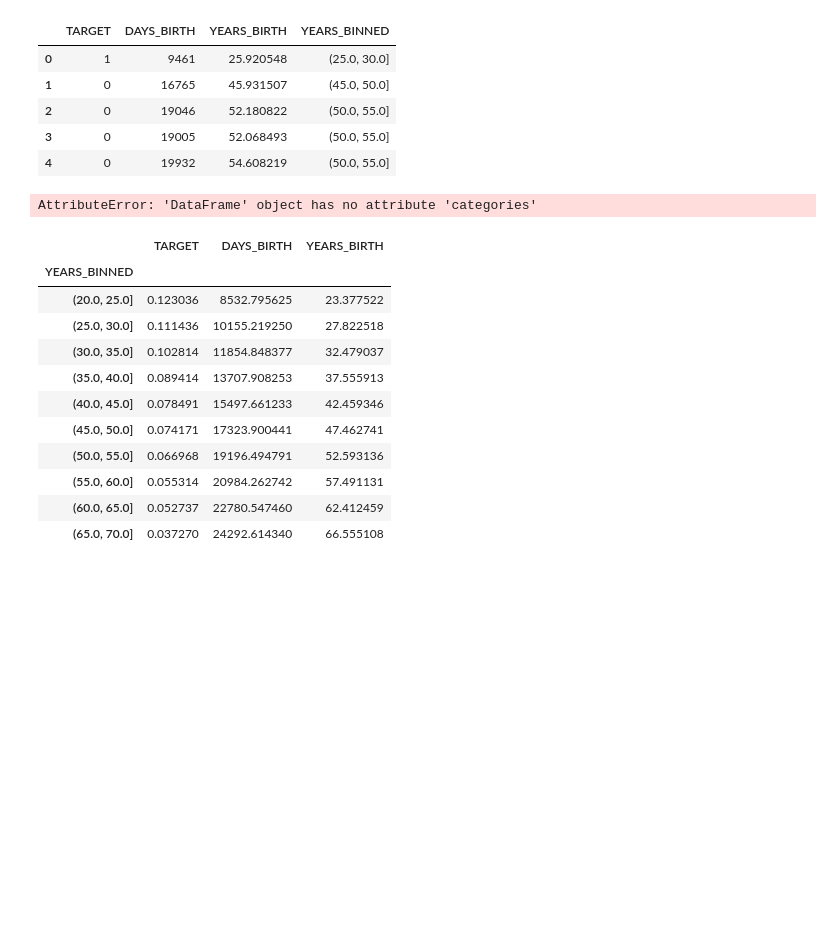
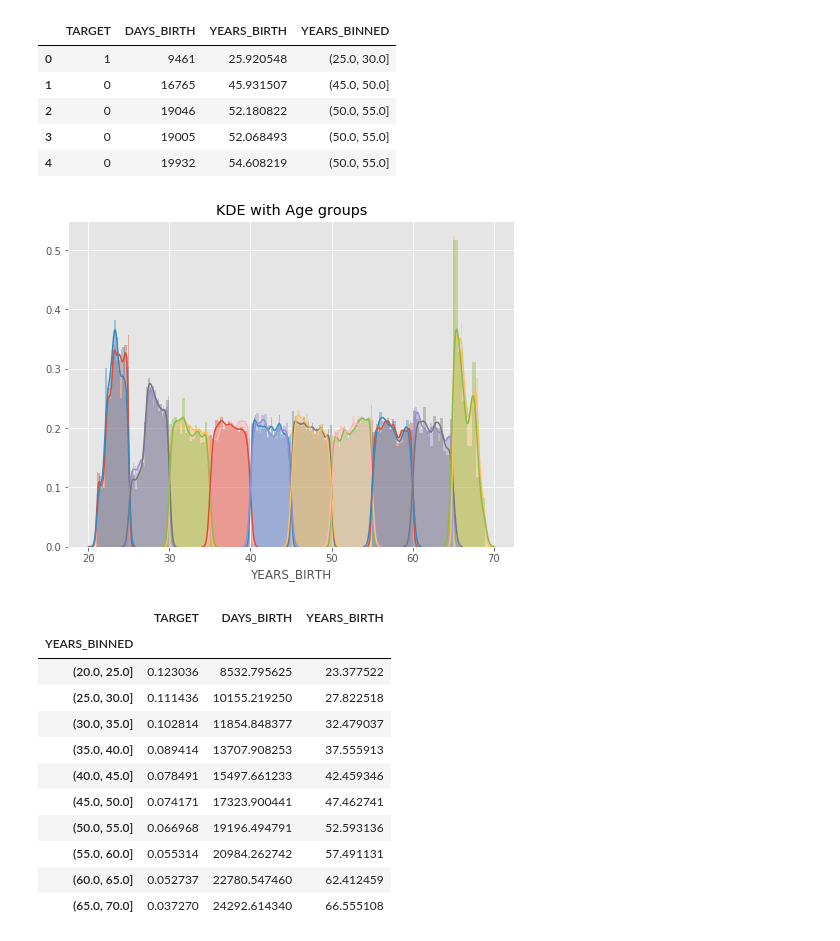
Before and after one commit to elenaliu7/100ML, a Jupyter notebook: Day_011_HW.ipynb, the cells around one changed output. Saved outputs shown, nothing was run; the diff lists cells and outputs as text; code cells hidden in the pictures; blank space fills up the shorter version.

```diff
--- a/Day_011_HW.ipynb
+++ b/Day_011_HW.ipynb
@@ -73,19 +71,20 @@ Name: YEARS_BINNED, dtype: int64
 # %%
 """
 Your Code Here
 """
-year_group_sorted = count[]
+year_group_sorted = np.sort(age_data['YEARS_BINNED'].unique())
+
 plt.figure(figsize=(8,6))
 for i in range(len(year_group_sorted)):
     sns.distplot(age_data.loc[(age_data['YEARS_BINNED'] == year_group_sorted[i]) & \
                               (age_data['TARGET'] == 0), 'YEARS_BIRTH'], label = str(year_group_sorted[i]))
 
     sns.distplot(age_data.loc[(age_data['YEARS_BINNED'] == year_group_sorted[i]) & \
                               (age_data['TARGET'] == 1), 'YEARS_BIRTH'], label = str(year_group_sorted[i]))
 plt.title('KDE with Age groups')
 plt.show()
 # %% [output]
-AttributeError: 'DataFrame' object has no attribute 'categories'
+[figure, added]
 # %%
 # 計算每個年齡區間的 Target、DAYS_BIRTH與 YEARS_BIRTH 的平均值
 age_groups  = age_data.groupby('YEARS_BINNED').mean()
```
Also changed, not shown: parts of 2 cells of this notebook.
